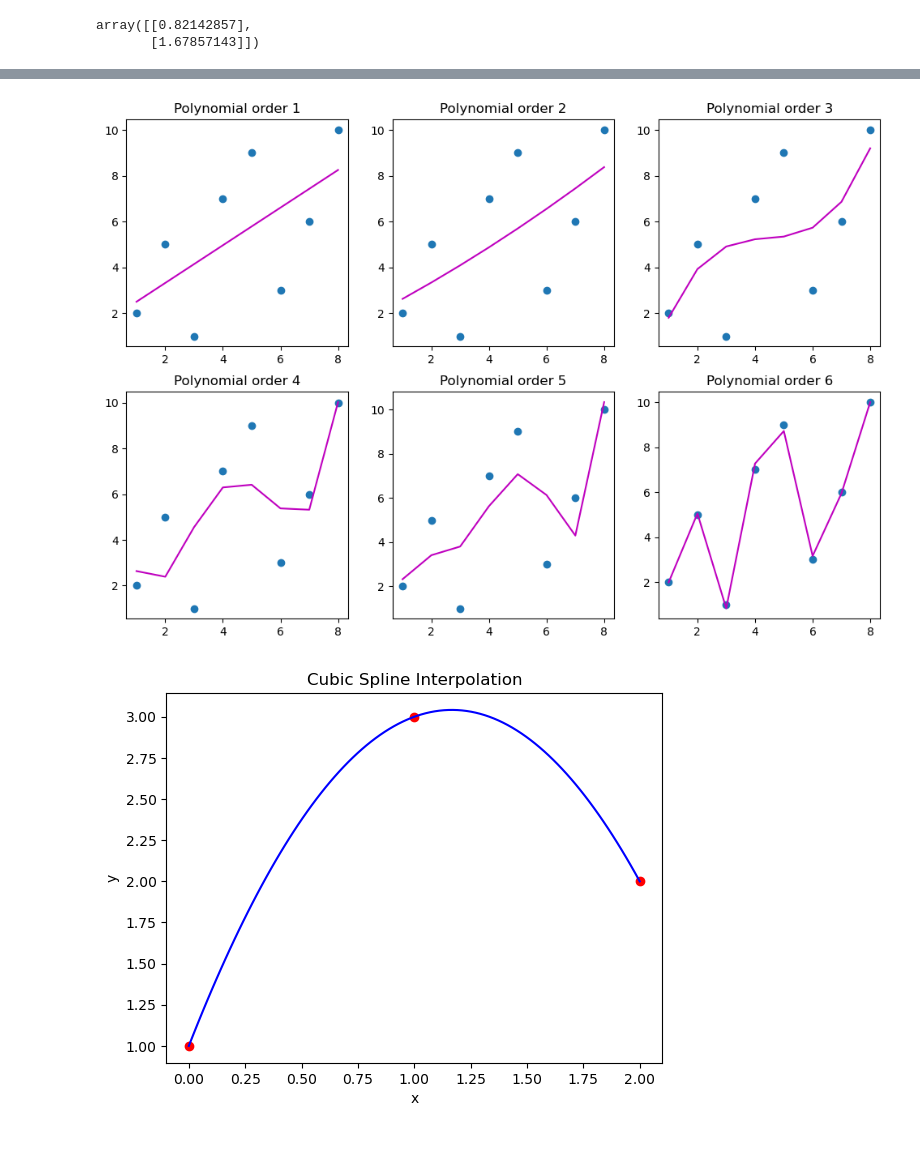
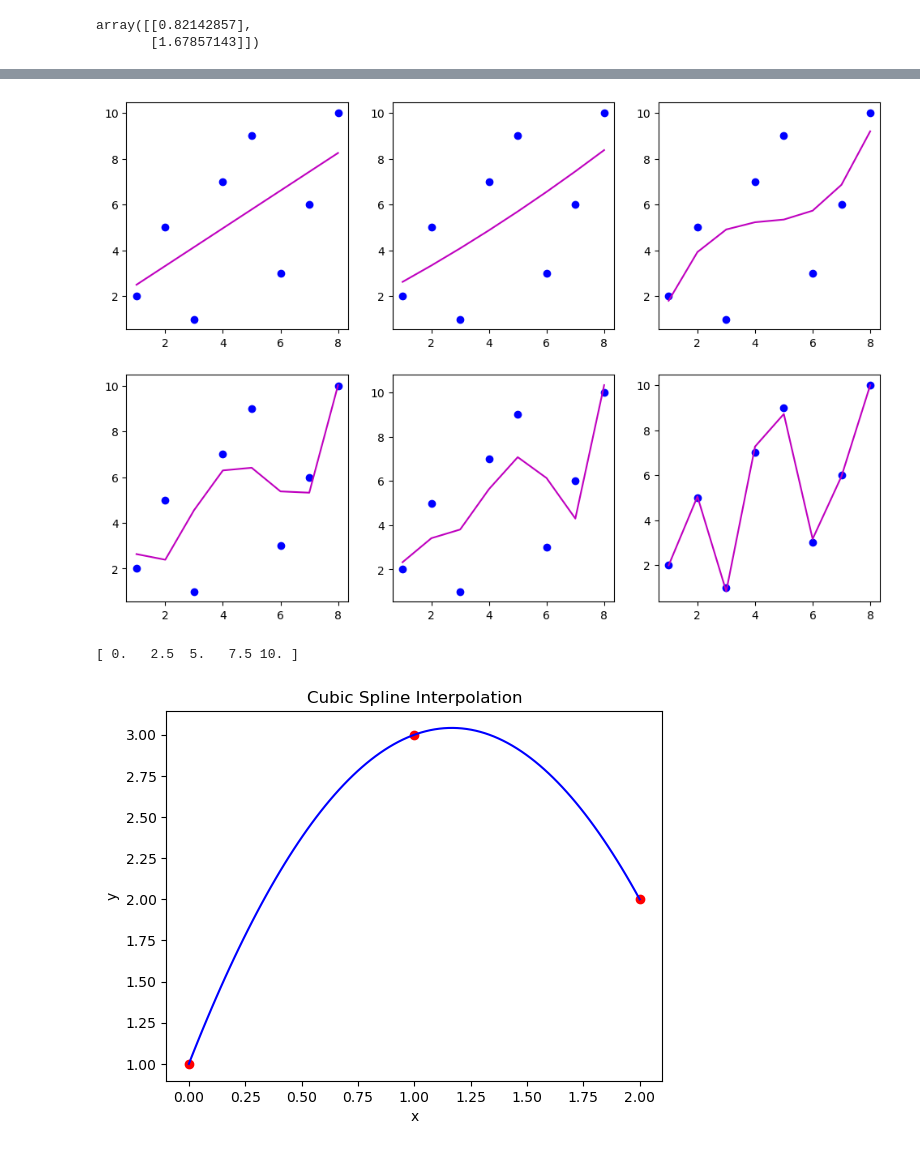
Before and after one commit to MarvelCollin/scientific-computing, a Jupyter notebook: least_square_regression.ipynb, the cells around one changed output, grey strips where cells are left out. Cells and saved outputs as stored; diff of their text form; code cells hidden in the pictures.

```diff
--- a/least_square_regression.ipynb
+++ b/least_square_regression.ipynb
@@ -128,44 +122,45 @@ print(alpha)
 # %%
 import numpy as np
 import matplotlib.pyplot as plt
 
 x = [1,2,3,4,5,6,7,8]
 y = [2,5,1,7,9,3,6,10]
 
 x = np.array(x)
 y = np.array(y)
 
 plt.figure(figsize=(12,8))
 for i in range(1, 7):
-    plt.subplot(2,3, i)
-    plt.plot(x,y, 'o')
+    plt.subplot(2, 3, i)
+    plt.plot(x, y, 'bo')
+    y_est = np.polyfit(x,y,i)
 
-    y_est = np.polyfit(x, y, i)
     plt.plot(x, np.polyval(y_est, x), 'm-')
-    plt.title(f"Polynomial order {i}")
 
 plt.show()
 # %% [output]
-[figure, old version]
+[figure, new version]
 # %%
 from scipy.interpolate import CubicSpline
 import numpy as np
 import matplotlib.pyplot as plt
 
-x = [0,1,2]
-y = [1,3,2]
+x = [0, 1, 2]
+y = [1, 3, 2]
 
 f = CubicSpline(x, y)
 
-x_new = np.linspace(0,2,100)
+x_new = np.linspace(0, 2, 100)
 y_new = f(x_new)
+
+print(np.linspace(0, 10, 5))
 
 plt.plot(x, y, 'ro')
 plt.plot(x_new, y_new, 'b')
 plt.title("Cubic Spline Interpolation")
 plt.xlabel('x')
 plt.ylabel('y')
-
 plt.show()
 # %% [output]
+[ 0.   2.5  5.   7.5 10. ]
 [figure]
```
Also changed, not shown: parts of 2 cells of this notebook, 2 other files.
